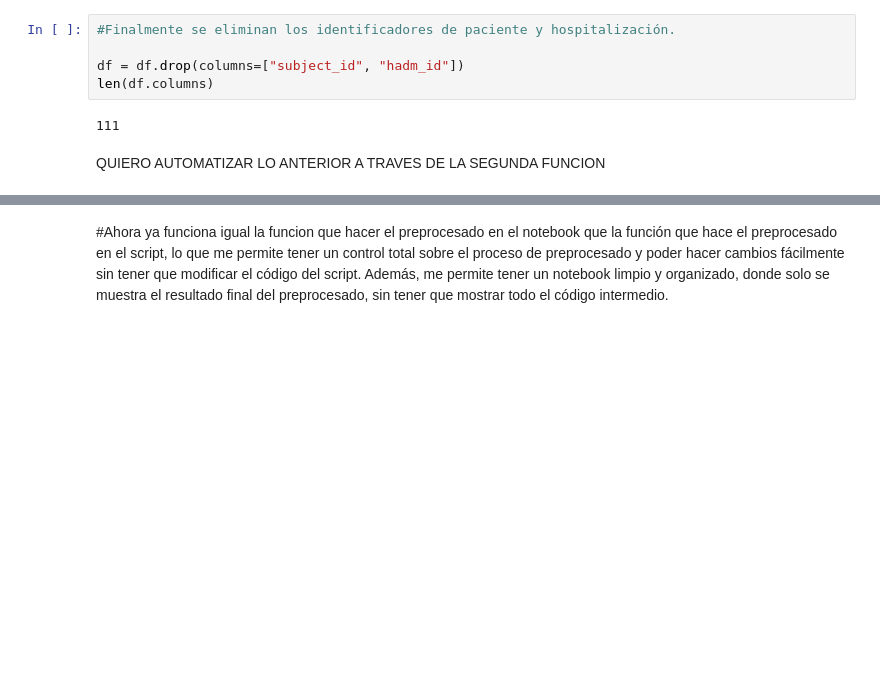
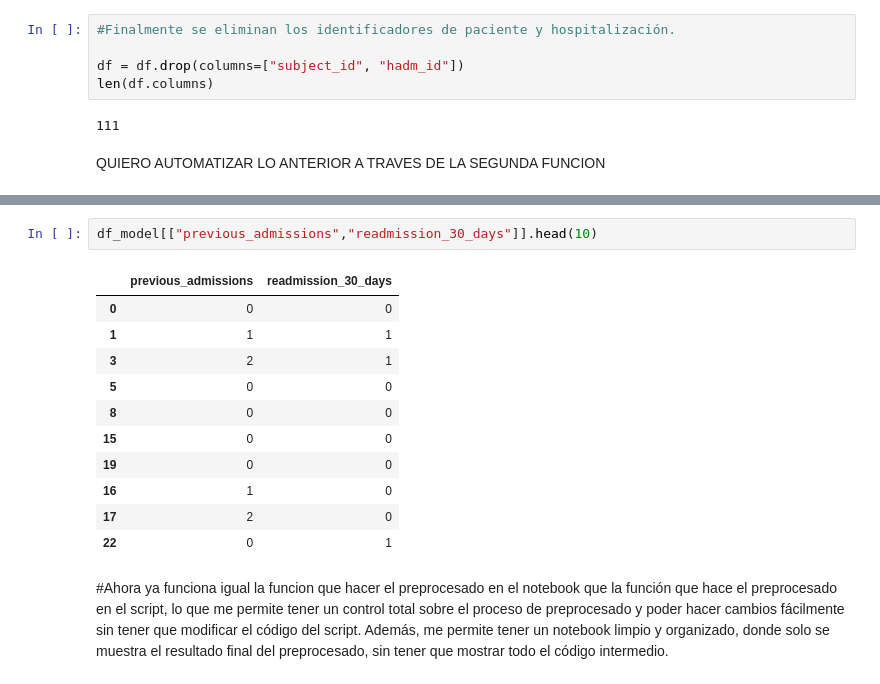
Before and after one commit to evainda/tfm-readmission-prediction-, a Jupyter notebook: notebooks/02_preprocessing.ipynb, the cells around one changed output, grey strips where cells are left out. Cells and saved outputs as stored; diff of their text form; blank space fills up the shorter version.

```diff
--- a/notebooks/02_preprocessing.ipynb
+++ b/notebooks/02_preprocessing.ipynb
@@ -309,2 +327,16 @@ Model dataset created.
+# %%
+df_model[["previous_admissions","readmission_30_days"]].head(10)
+# %% [output]
+|  | previous_admissions | readmission_30_days |
+| 0 | 0 | 0 |
+| 1 | 1 | 1 |
+| 3 | 2 | 1 |
+| 5 | 0 | 0 |
+| 8 | 0 | 0 |
+| 15 | 0 | 0 |
+| 19 | 0 | 0 |
+| 16 | 1 | 0 |
+| 17 | 2 | 0 |
+| 22 | 0 | 1 |
 # %% [markdown]
 #Ahora ya funciona igual la funcion que hacer el preprocesado en el notebook que la función que hace el preprocesado en el script, lo que me permite tener un control total sobre el proceso de preprocesado y poder hacer cambios fácilmente sin tener que modificar el código del script. Además, me permite tener un notebook limpio y organizado, donde solo se muestra el resultado final del preprocesado, sin tener que mostrar todo el código intermedio.
```
Also changed, not shown: parts of 3 cells of this notebook, 3 other files.
